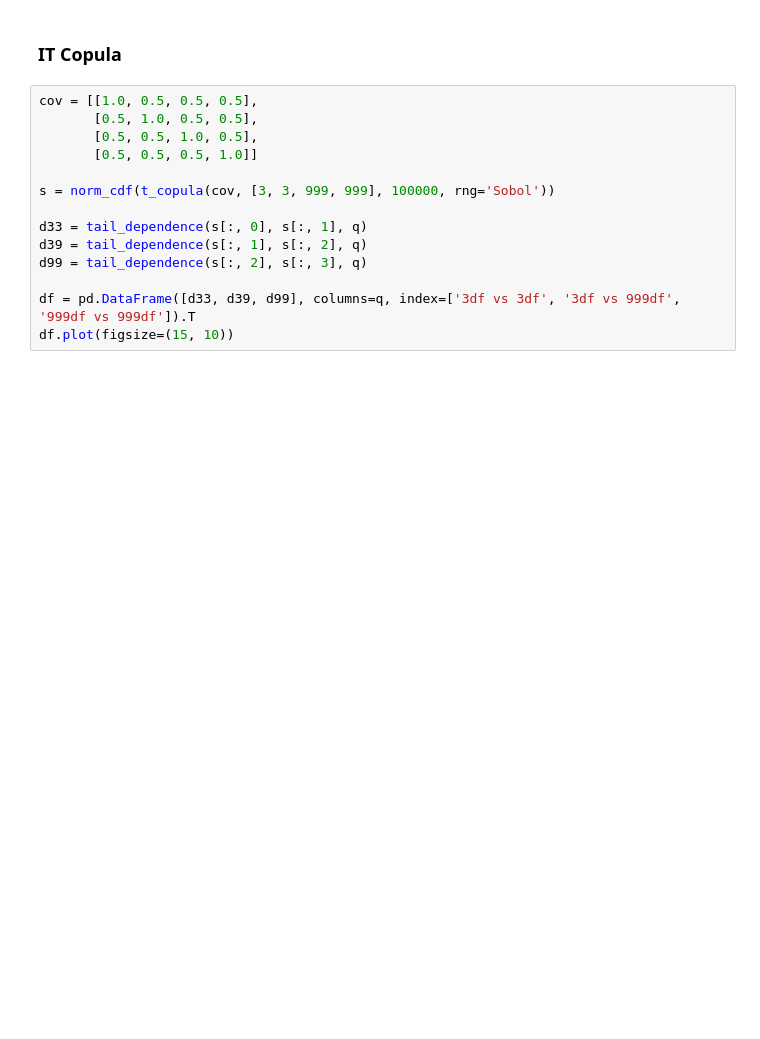
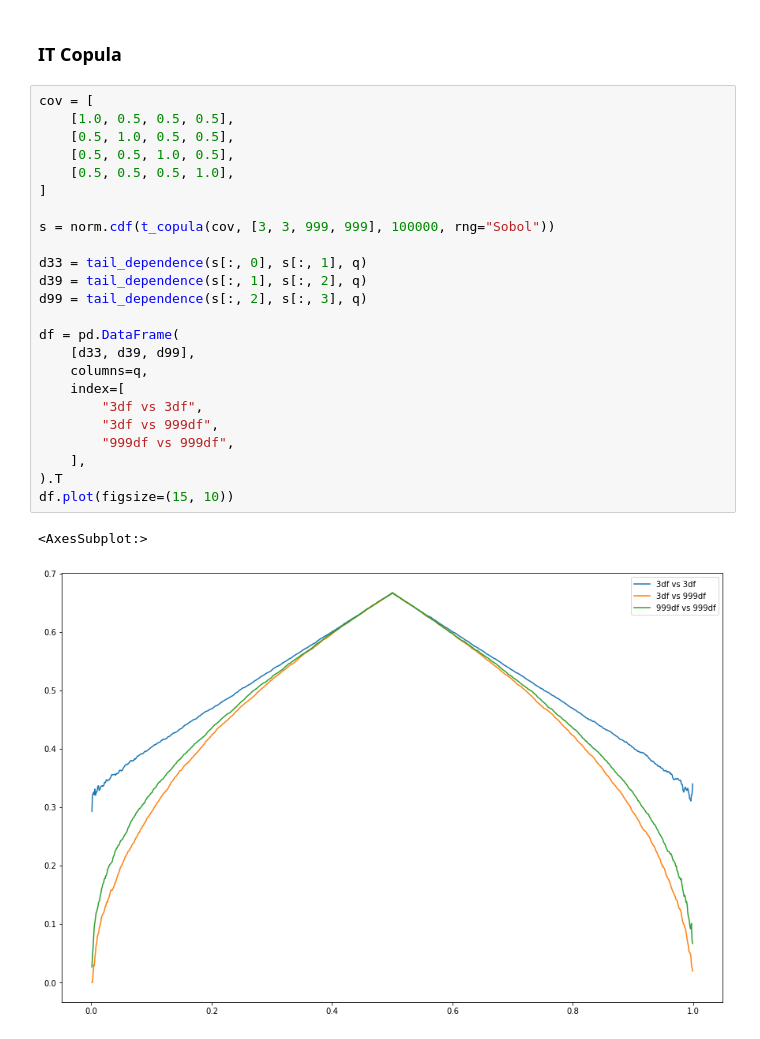
Before and after one commit to crusaderky/pyscenarios, a Jupyter notebook: notebooks/tail_dependence.ipynb, the cells around one changed output. Saved outputs shown, nothing was run; the diff lists cells and outputs as text; blank space fills up the shorter version.

```diff
--- a/notebooks/tail_dependence.ipynb
+++ b/notebooks/tail_dependence.ipynb
@@ -31,16 +40,29 @@ df.plot(figsize=(15, 10))
 # %% [markdown]
 ### IT Copula
 # %%
-cov = [[1.0, 0.5, 0.5, 0.5],
-       [0.5, 1.0, 0.5, 0.5],
-       [0.5, 0.5, 1.0, 0.5],
-       [0.5, 0.5, 0.5, 1.0]]
+cov = [
+    [1.0, 0.5, 0.5, 0.5],
+    [0.5, 1.0, 0.5, 0.5],
+    [0.5, 0.5, 1.0, 0.5],
+    [0.5, 0.5, 0.5, 1.0],
+]
 
-s = norm_cdf(t_copula(cov, [3, 3, 999, 999], 100000, rng='Sobol'))
+s = norm.cdf(t_copula(cov, [3, 3, 999, 999], 100000, rng="Sobol"))
 
 d33 = tail_dependence(s[:, 0], s[:, 1], q)
 d39 = tail_dependence(s[:, 1], s[:, 2], q)
 d99 = tail_dependence(s[:, 2], s[:, 3], q)
 
-df = pd.DataFrame([d33, d39, d99], columns=q, index=['3df vs 3df', '3df vs 999df', '999df vs 999df']).T
+df = pd.DataFrame(
+    [d33, d39, d99],
+    columns=q,
+    index=[
+        "3df vs 3df",
+        "3df vs 999df",
+        "999df vs 999df",
+    ],
+).T
 df.plot(figsize=(15, 10))
+# %% [output]
+<AxesSubplot:>
+[figure, added]
```
Also changed, not shown: parts of 2 cells of this notebook.
